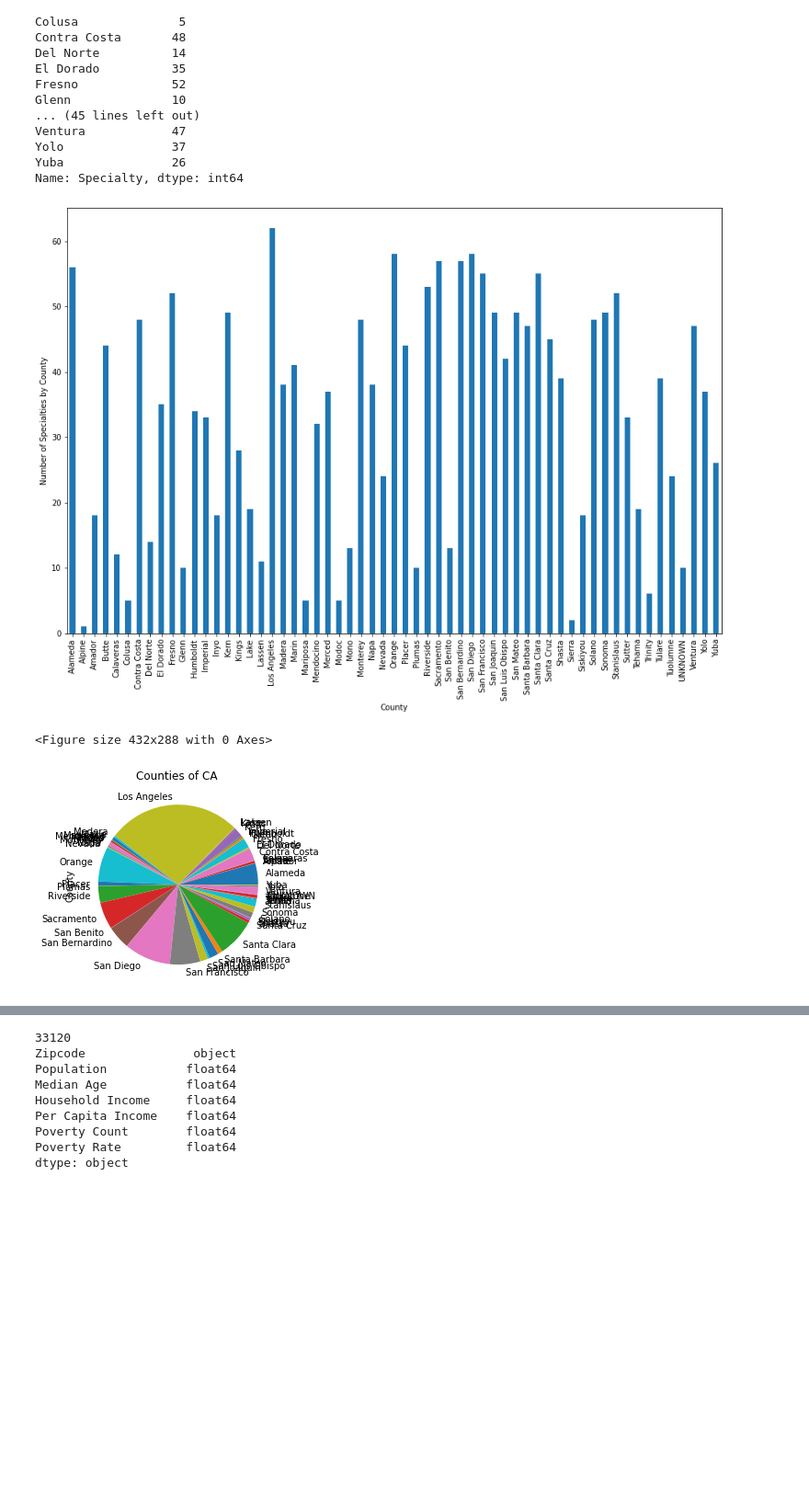
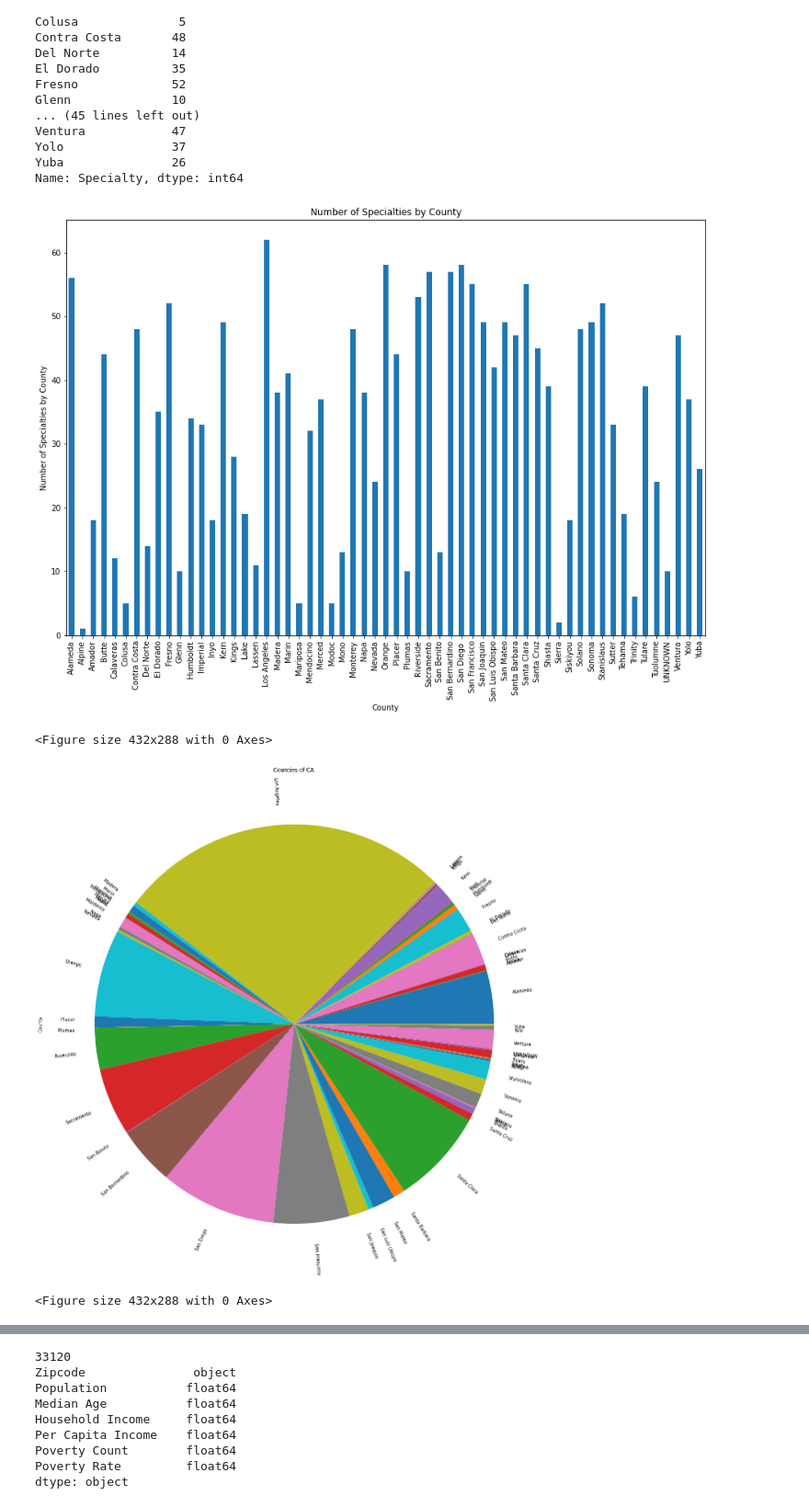
Before and after one commit to vsanga04/Project-1, a Jupyter notebook: Provider_data.ipynb, the cells around one changed output, grey strips where cells are left out. Shown at 92% size. Cells and saved outputs as stored; diff of their text form; code cells hidden in the pictures; blank space fills up the shorter version.

Commit message:
chart added  specialties across CA

```diff
--- a/Provider_data.ipynb
+++ b/Provider_data.ipynb
@@ -209,17 +209,20 @@ specialty_count_chart = county_specialty_count.plot(kind='bar', figsize = (15,10
 specialty_count_chart.set_xlabel("County")
 specialty_count_chart.set_ylabel("Number of Specialties by County")
 
-plt.title("")
+plt.title("Number of Specialties by County")
 plt.show()
 plt.tight_layout()
 
 plt.savefig("output_figures/Number_of_Specialties_by_County.png")
 # %% [output]
-[figure, old version]
+[figure, new version]
 <Figure size 432x288 with 0 Axes>
 # %%
-county_pie = county_providers_count.plot(kind="pie", y='Provider Count', title=("Counties of CA "))
+county_pie = county_providers_count.plot(kind="pie", y='Provider Count', title=("Counties of CA "), figsize = (45,20), rotatelabels = True)
 
 plt.show()
+plt.tight_layout()
+plt.savefig("output_figures/Pie_chart_Provider_Count__by_County.png")
 # %% [output]
-[figure, old version]
+[figure, new version]
+<Figure size 432x288 with 0 Axes>
```
Also changed, not shown: parts of 4 cells of this notebook, 2 other files.
